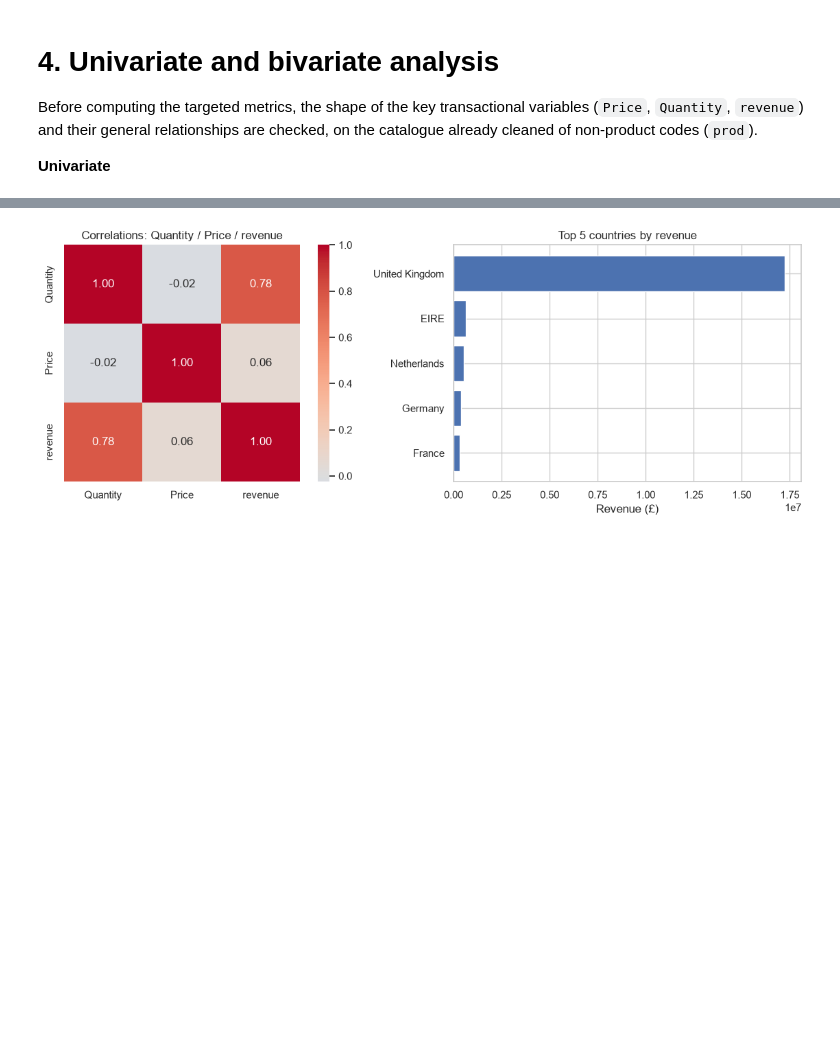
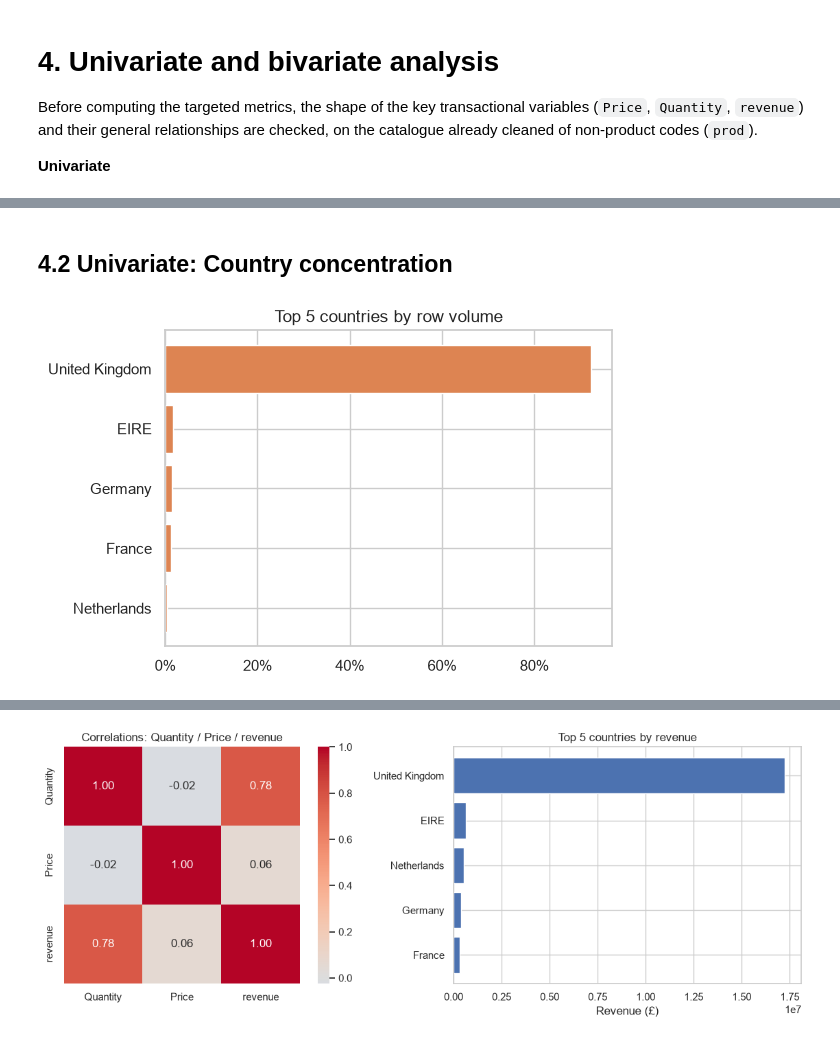
Before and after one commit to juliettebm/customer-analytics-retail, a Jupyter notebook: notebooks/06_catalog_quality.ipynb, the cells around one changed output, grey strips where cells are left out. Saved outputs shown, nothing was run; the diff lists cells and outputs as text; code cells hidden in the pictures; blank space fills up the shorter version.

```diff
--- a/notebooks/06_catalog_quality.ipynb
+++ b/notebooks/06_catalog_quality.ipynb
@@ -197,0 +267,13 @@ plt.show()
+# %% [markdown]
+## 4.2 Univariate: Country concentration
+# %%
+fig, ax = plt.subplots(figsize=(6, 4))
+top_countries = sold["Country"].value_counts(normalize=True).head(5)
+ax.barh(top_countries.index[::-1], top_countries.values[::-1], color="#DD8452")
+ax.xaxis.set_major_formatter(mtick.PercentFormatter(xmax=1))
+ax.set_title("Top 5 countries by row volume")
+plt.tight_layout()
+plt.savefig("../reports/univariate_country.png", dpi=150)
+plt.show()
+# %% [output]
+[figure, added]
```
Also changed, not shown: parts of 30 cells of this notebook, 5 other files.
